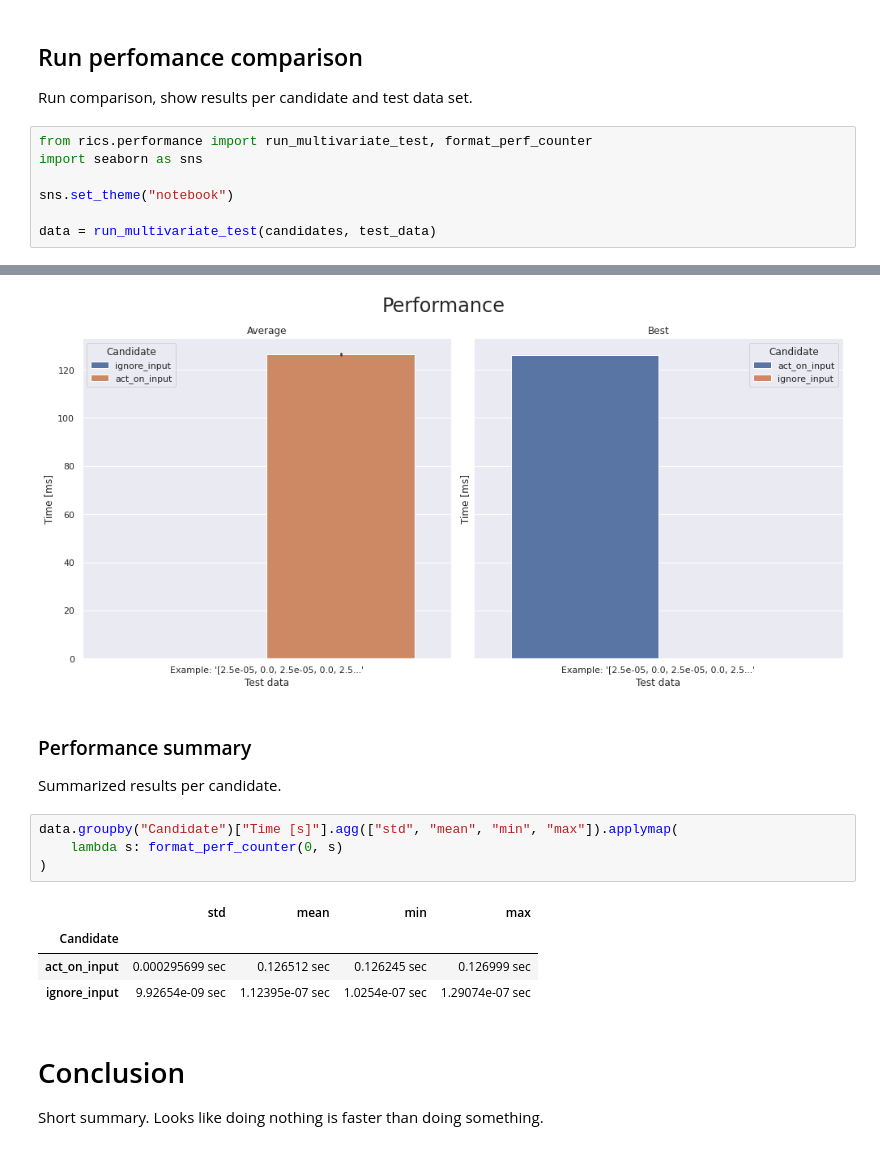
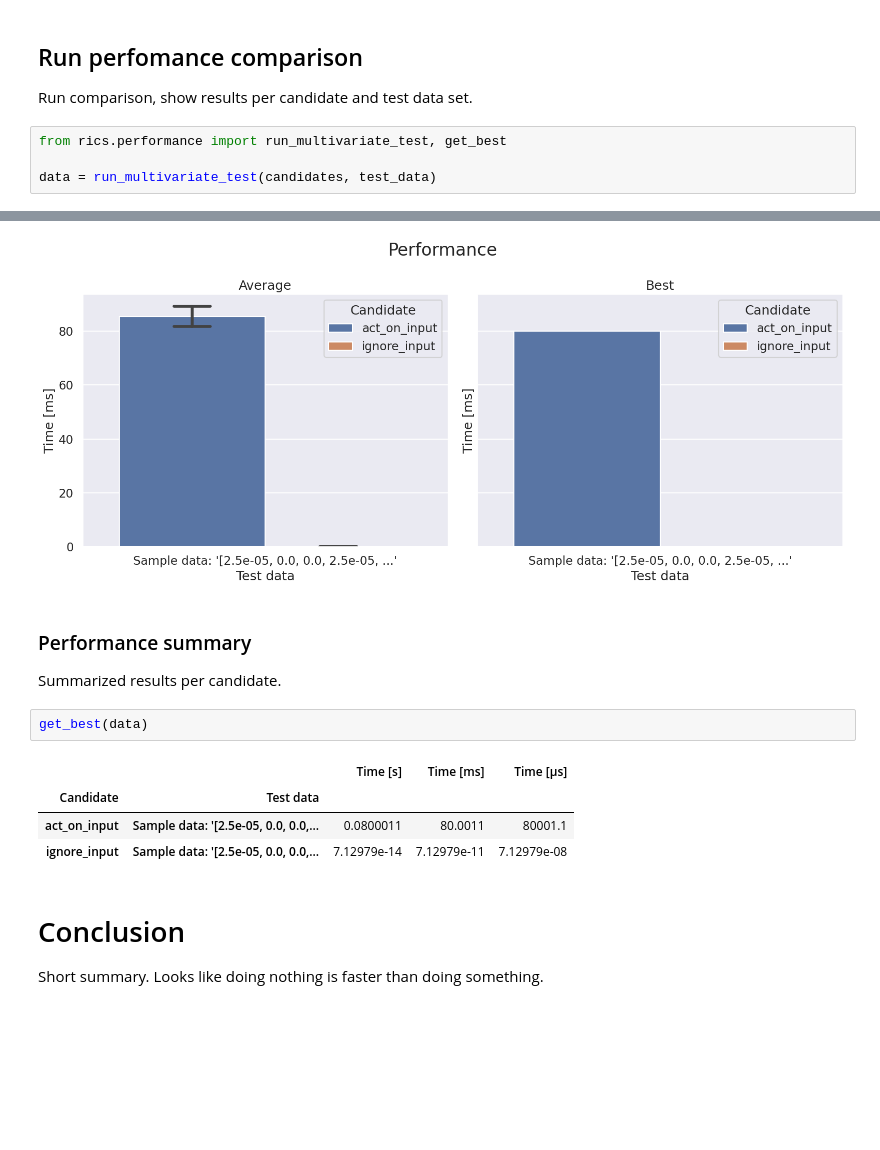
Before and after one commit to rsundqvist/notebooks, a Jupyter notebook: perf-test/PerfTestTemplate.ipynb, the cells around one changed output, grey strips where cells are left out. Drawn from its saved outputs; the diff is of its cells as text; blank space fills up the shorter version.

```diff
--- a/perf-test/PerfTestTemplate.ipynb
+++ b/perf-test/PerfTestTemplate.ipynb
@@ -71,10 +71,7 @@ Reference output: foo
 ## Run perfomance comparison
 Run comparison, show results per candidate and test data set.
 # %%
-from rics.performance import run_multivariate_test, format_perf_counter
-import seaborn as sns
-
-sns.set_theme("notebook")
+from rics.performance import run_multivariate_test, get_best
 
 data = run_multivariate_test(candidates, test_data)
 # %% [output]
@@ -84,16 +80,14 @@ data = run_multivariate_test(candidates, test_data)
-[figure, old version]
+[figure, new version]
 # %% [markdown]
 ### Performance summary
 Summarized results per candidate.
 # %%
-data.groupby("Candidate")["Time [s]"].agg(["std", "mean", "min", "max"]).applymap(
-    lambda s: format_perf_counter(0, s)
-)
+get_best(data)
 # %% [output]
-|  | std | mean | min | max |
-| Candidate |  |  |  |  |
-| act_on_input | 0.000295699 sec | 0.126512 sec | 0.126245 sec | 0.126999 sec |
-| ignore_input | 9.92654e-09 sec | 1.12395e-07 sec | 1.0254e-07 sec | 1.29074e-07 sec |
+|  |  | Time [s] | Time [ms] | Time [μs] |
+| Candidate | Test data |  |  |  |
+| act_on_input | Sample data: '[2.5e-05, 0.0, 0.0,... | 0.0800011 | 80.0011 | 80001.1 |
+| ignore_input | Sample data: '[2.5e-05, 0.0, 0.0,... | 7.12979e-14 | 7.12979e-11 | 7.12979e-08 |
 # %% [markdown]
 # Conclusion
 Short summary. Looks like doing nothing is faster than doing something.
```
Also changed, not shown: parts of 3 cells of this notebook, 1 other file.
